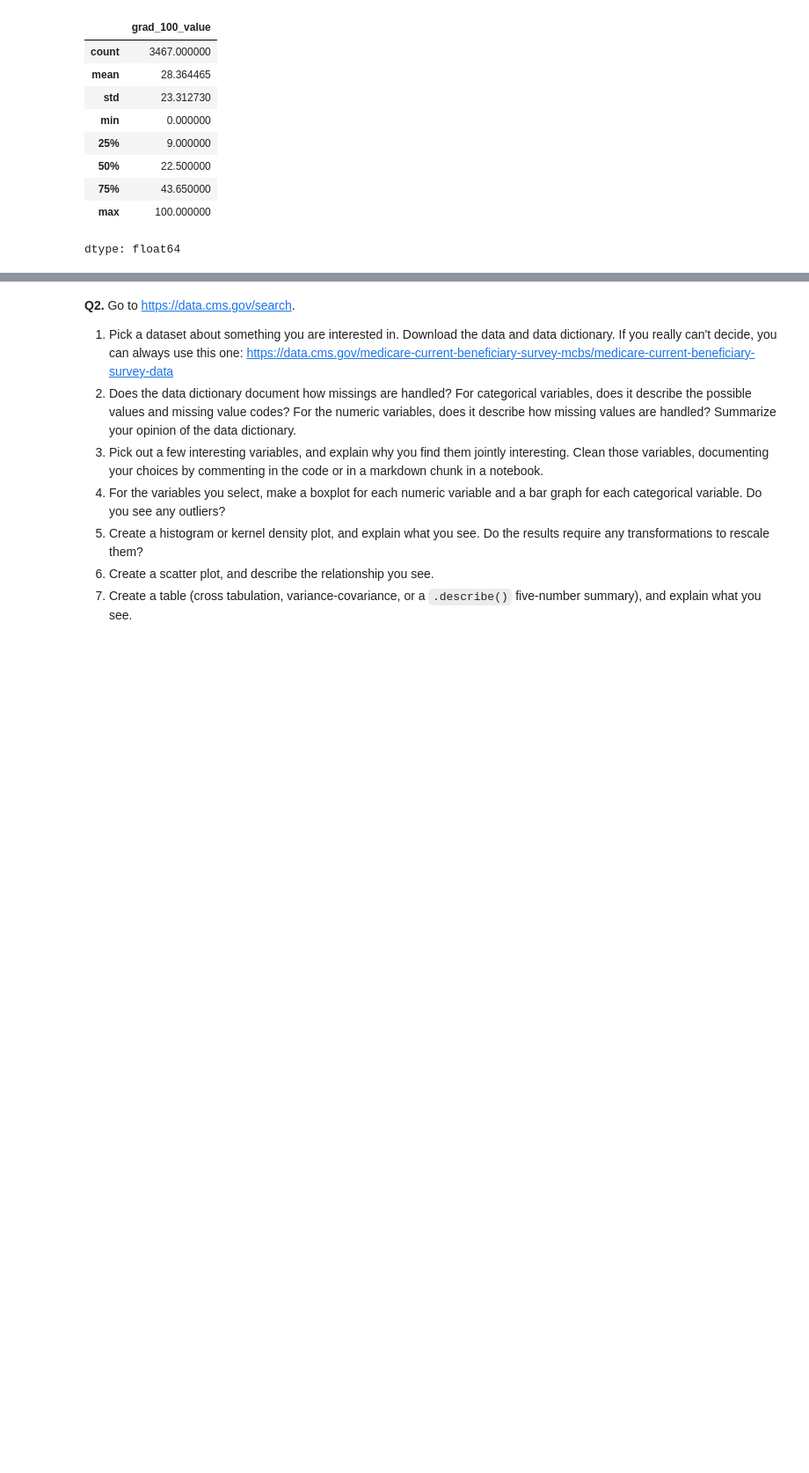
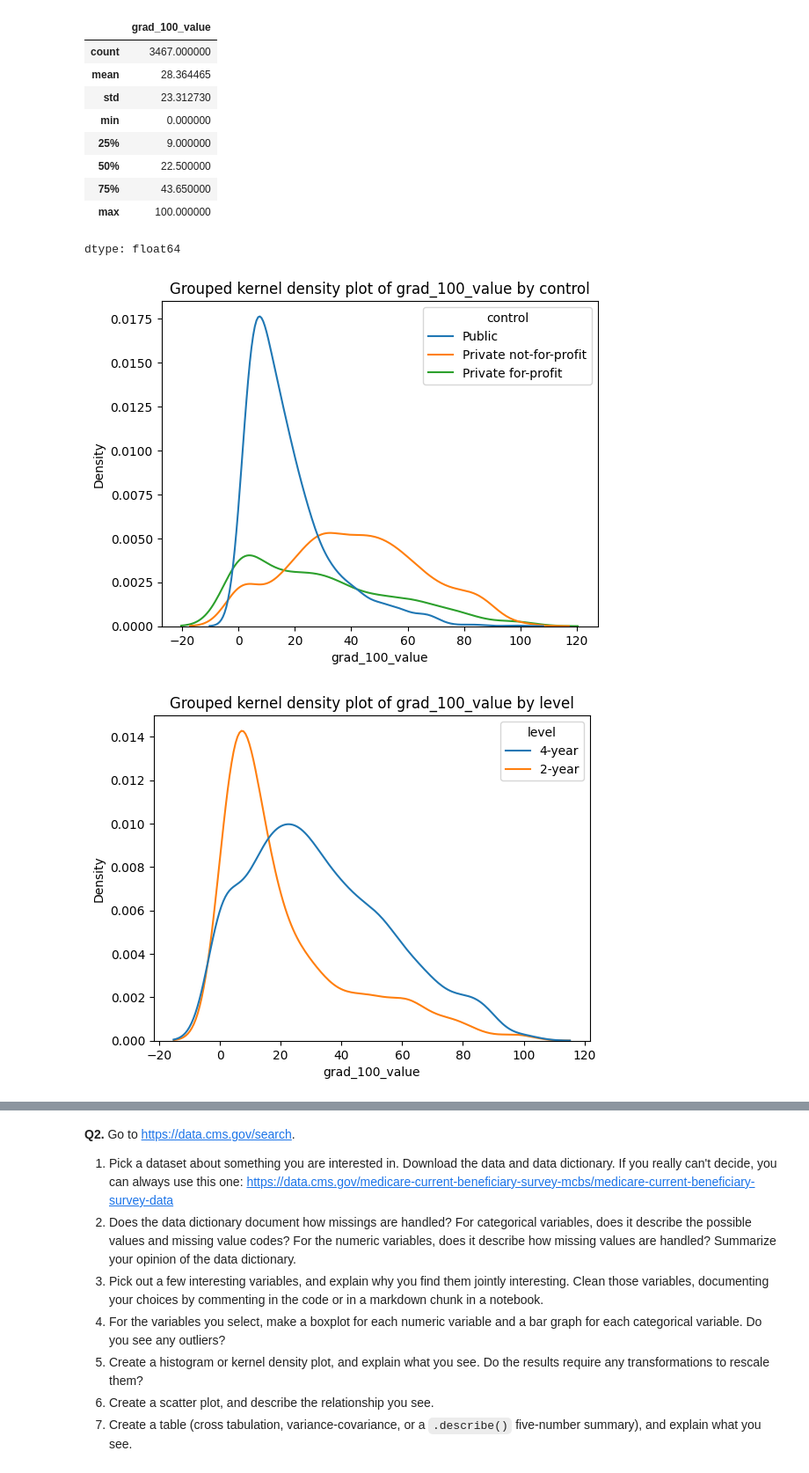
Before and after one commit to hasitanalluri/knn, a Jupyter notebook: assignment/assignment_visualization.ipynb, the cells around one changed output, grey strips where cells are left out. Shown at 88% size. Drawn from its saved outputs; the diff is of its cells as text; code cells hidden in the pictures; blank space fills up the shorter version.

```diff
--- a/assignment/assignment_visualization.ipynb
+++ b/assignment/assignment_visualization.ipynb
@@ -114,3 +114,17 @@ Statistical description of grad_100_value
 | 75% | 43.650000 |
 | max | 100.000000 |
 dtype: float64
+# %%
+# 5
+# For grad_100_value, create a grouped kernel density plot by control
+sns.kdeplot(data=df, x='grad_100_value', hue='control')
+plt.title("Grouped kernel density plot of grad_100_value by control")
+plt.show()
+
+# For grad_100_value, create a grouped kernel density plot by level
+sns.kdeplot(data=df, x='grad_100_value', hue='level')
+plt.title("Grouped kernel density plot of grad_100_value by level")
+plt.show()
+# %% [output]
+[figure, added]
+[figure, added]
```
Also changed, not shown: parts of 4 cells of this notebook.
